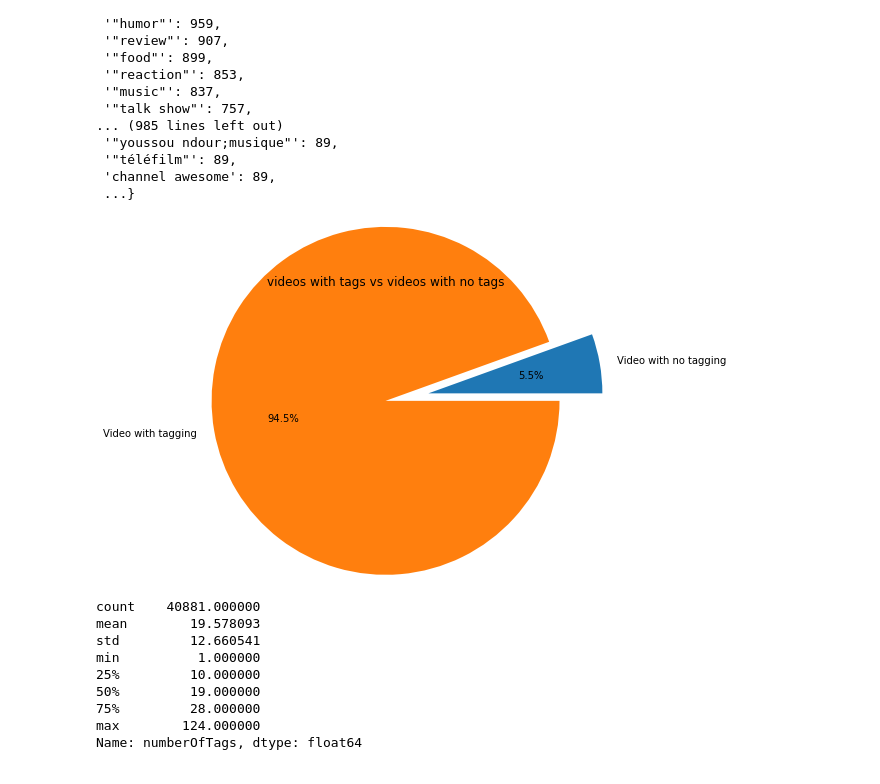
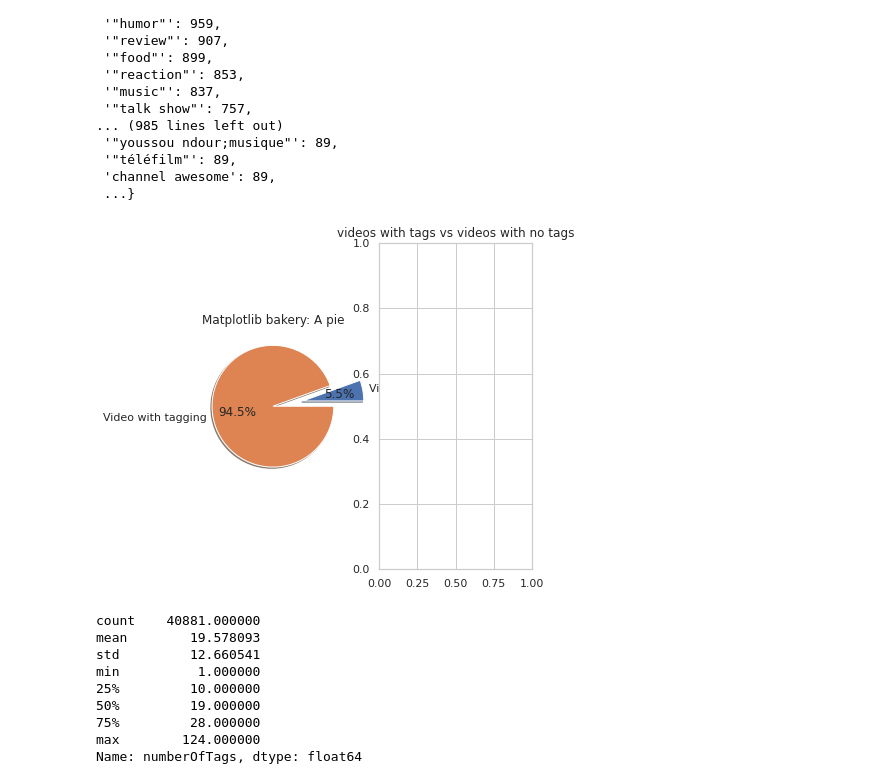
Before and after one commit to aishpatil655/Trending_youtube_Video, a Jupyter notebook: Factor Affecting youtube Videos.ipynb, the cells around one changed output. Cells and saved outputs as stored; diff of their text form; code cells hidden in the pictures.

```diff
--- a/Factor Affecting youtube Videos.ipynb
+++ b/Factor Affecting youtube Videos.ipynb
@@ -171,5 +102,5 @@ Note: you may need to restart the kernel to use updated packages.
 # %%
-videoDF = pd.read_csv("./CAvideos.csv")
+videoDF = pd.read_csv("../archive//CAvideos.csv")
 videoDF.head(5)
 # %% [output]
 |  | video_id | trending_date | title | channel_title | category_id | publish_time | tags | views | likes | ... |
@@ -349,13 +298,18 @@ sortedDict
  ...}
 # %%
 # pie chart representing videos with tags vs videos with no tags
-lables=["Video with no tagging","Video with tagging"]
-explode=(0.5,0)
-plt.title("videos with tags vs videos with no tags")
-plt.pie(pieList,labels=lables,explode=explode,autopct='%1.1f%%',radius=2)
-plt.show()
+def pieChartTag():
+    lables=["Video with no tagging","Video with tagging"]
+    fig, (ax1,ax2) = plt.subplots(figsize=(6, 6),ncols=2)
+    explode=(0.5,0)
+    plt.title("videos with tags vs videos with no tags")
+    ax1.pie(pieList,labels=lables,explode=explode,autopct='%1.1f%%',shadow={'ox': -0.04, 'edgecolor': 'b', 'shade': 1})
+    ax1.set_title("Matplotlib bakery: A pie")
+    ax2.
+    plt.show()
+pieChartTag()
 # %% [output]
-[figure, old version]
+[figure, new version]
 # %%
 # average tags per video with devation of 12.
 videoCompleteDF["numberOfTags"].describe()
```
Also changed, not shown: parts of 174 cells of this notebook, 3 other files.
